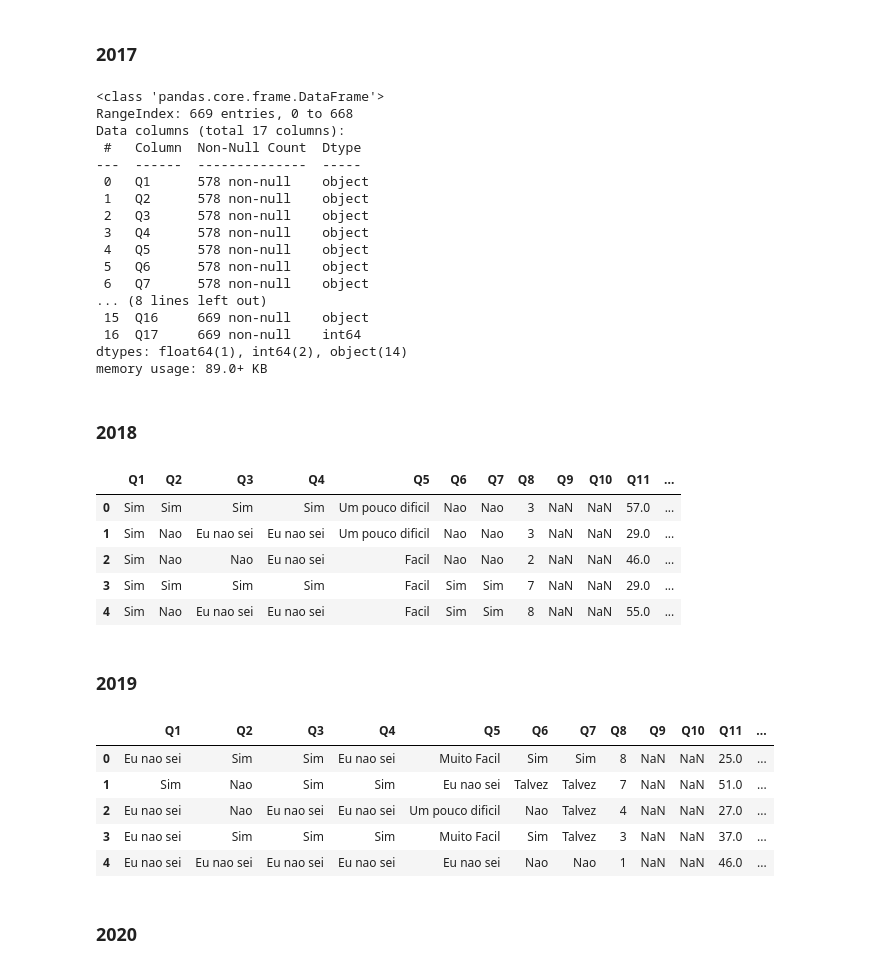
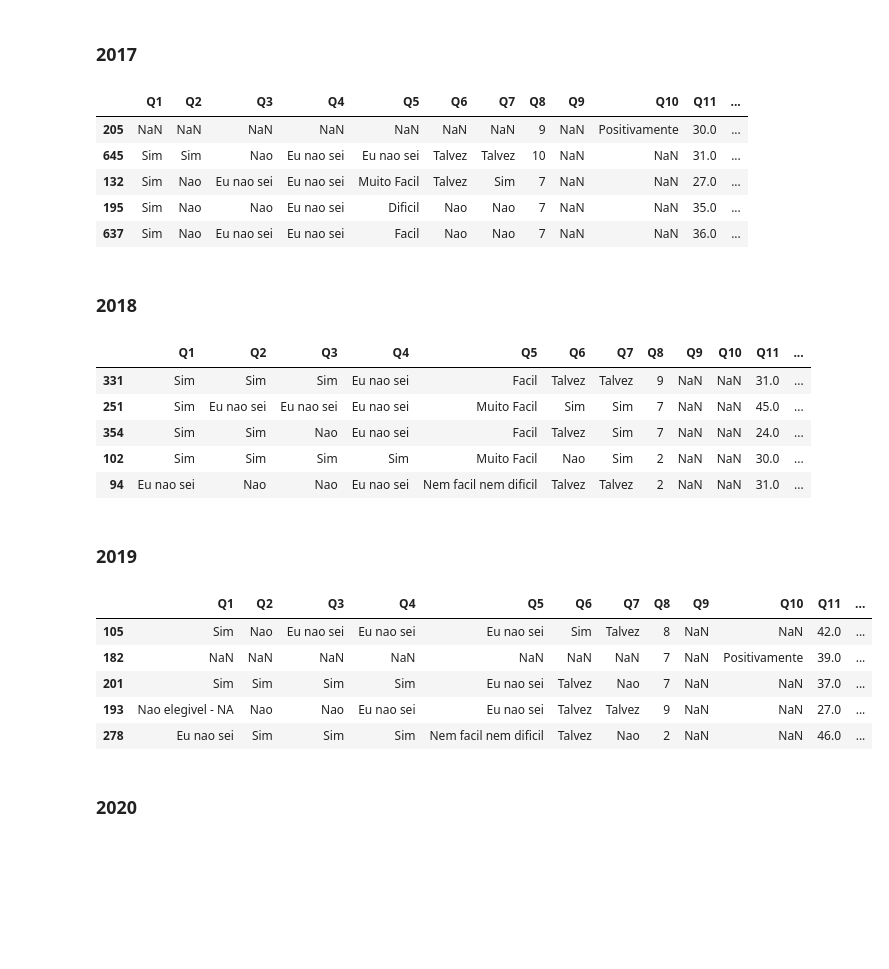
Before and after one commit to SabrinaDantas/projeto_coleta_e_preparacao_pucrs, a Jupyter notebook: projeto_coleta_e_preparacao_fase02.ipynb, the cells around one changed output. Cells and saved outputs as stored; diff of their text form; code cells hidden in the pictures; blank space fills up the shorter version.

```diff
--- a/projeto_coleta_e_preparacao_fase02.ipynb
+++ b/projeto_coleta_e_preparacao_fase02.ipynb
@@ -73,7 +63,7 @@ memory usage: 169.3+ KB
 ### 2017
 # %%
 #Leitura do DataFrame
-df_2017 = pd.read_csv('/content/2017_f.csv')
+df_2017 = pd.read_csv('2017_f.csv')
 
 #Inserindo a coluna ano
 ano_2017 = 2017
@@ -83,32 +73,20 @@ df_2017['Ano'] = ano_2017
 keys_2017 = ['Q{}'.format(i) for i in range(1,18)]
 columns_dic_2017 = pd.Series(df_2017.columns, index=keys_2017)
 df_2017.columns = keys_2017
-df_2017.head()
 
-df_2017.info()
+df_2017.sample(5)
 # %% [output]
-<class 'pandas.core.frame.DataFrame'>
-RangeIndex: 669 entries, 0 to 668
-Data columns (total 17 columns):
- #   Column  Non-Null Count  Dtype
----  ------  --------------  -----
- 0   Q1      578 non-null    object
- 1   Q2      578 non-null    object
- 2   Q3      578 non-null    object
- 3   Q4      578 non-null    object
- 4   Q5      578 non-null    object
- 5   Q6      578 non-null    object
- 6   Q7      578 non-null    object
-... (8 lines left out)
- 15  Q16     669 non-null    object
- 16  Q17     669 non-null    int64
-dtypes: float64(1), int64(2), object(14)
-memory usage: 89.0+ KB
+|  | Q1 | Q2 | Q3 | Q4 | Q5 | Q6 | Q7 | Q8 | Q9 | Q10 | Q11 | ... |
+| 205 | NaN | NaN | NaN | NaN | NaN | NaN | NaN | 9 | NaN | Positivamente | 30.0 | ... |
+| 645 | Sim | Sim | Nao | Eu nao sei | Eu nao sei | Talvez | Talvez | 10 | NaN | NaN | 31.0 | ... |
+| 132 | Sim | Nao | Eu nao sei | Eu nao sei | Muito Facil | Talvez | Sim | 7 | NaN | NaN | 27.0 | ... |
+| 195 | Sim | Nao | Nao | Eu nao sei | Dificil | Nao | Nao | 7 | NaN | NaN | 35.0 | ... |
+| 637 | Sim | Nao | Eu nao sei | Eu nao sei | Facil | Nao | Nao | 7 | NaN | NaN | 36.0 | ... |
 # %% [markdown]
 ### 2018
 # %%
 #Leitura do DataFrame
-df_2018 = pd.read_csv('/content/2018_f.csv')
+df_2018 = pd.read_csv('2018_f.csv')
 
 #Inserindo a coluna ano
 ano_2018 = 2018
@@ -118,36 +96,38 @@ df_2018['Ano'] = ano_2018
 keys_2018 = ['Q{}'.format(i) for i in range(1,18)]
 columns_dic_2018 = pd.Series(df_2018.columns, index=keys_2018)
 df_2018.columns = keys_2018
-df_2018.head()
+
+df_2018.sample(5)
 # %% [output]
 |  | Q1 | Q2 | Q3 | Q4 | Q5 | Q6 | Q7 | Q8 | Q9 | Q10 | Q11 | ... |
-| 0 | Sim | Sim | Sim | Sim | Um pouco dificil | Nao | Nao | 3 | NaN | NaN | 57.0 | ... |
-| 1 | Sim | Nao | Eu nao sei | Eu nao sei | Um pouco dificil | Nao | Nao | 3 | NaN | NaN | 29.0 | ... |
-| 2 | Sim | Nao | Nao | Eu nao sei | Facil | Nao | Nao | 2 | NaN | NaN | 46.0 | ... |
-| 3 | Sim | Sim | Sim | Sim | Facil | Sim | Sim | 7 | NaN | NaN | 29.0 | ... |
-| 4 | Sim | Nao | Eu nao sei | Eu nao sei | Facil | Sim | Sim | 8 | NaN | NaN | 55.0 | ... |
+| 331 | Sim | Sim | Sim | Eu nao sei | Facil | Talvez | Talvez | 9 | NaN | NaN | 31.0 | ... |
+| 251 | Sim | Eu nao sei | Eu nao sei | Eu nao sei | Muito Facil | Sim | Sim | 7 | NaN | NaN | 45.0 | ... |
+| 354 | Sim | Sim | Nao | Eu nao sei | Facil | Talvez | Sim | 7 | NaN | NaN | 24.0 | ... |
+| 102 | Sim | Sim | Sim | Sim | Muito Facil | Nao | Sim | 2 | NaN | NaN | 30.0 | ... |
+| 94 | Eu nao sei | Nao | Nao | Eu nao sei | Nem facil nem dificil | Talvez | Talvez | 2 | NaN | NaN | 31.0 | ... |
 # %% [markdown]
 ### 2019
 # %%
 #Leitura do DataFrame
-df_2019 = pd.read_csv('/content/2019_f.csv')
+df_2019 = pd.read_csv('2019_f.csv')
 
 #Inserindo a coluna ano
 ano_2019 = 2019
 df_2019['Ano'] = ano_2019
 
 #Renomeando as colunas para chaves
 keys_2019 = ['Q{}'.format(i) for i in range(1,18)]
 columns_dic_2019 = pd.Series(df_2019.columns, index=keys_2019)
 df_2019.columns = keys_2019
-df_2019.head()
+
+df_2019.sample(5)
 # %% [output]
 |  | Q1 | Q2 | Q3 | Q4 | Q5 | Q6 | Q7 | Q8 | Q9 | Q10 | Q11 | ... |
-| 0 | Eu nao sei | Sim | Sim | Eu nao sei | Muito Facil | Sim | Sim | 8 | NaN | NaN | 25.0 | ... |
-| 1 | Sim | Nao | Sim | Sim | Eu nao sei | Talvez | Talvez | 7 | NaN | NaN | 51.0 | ... |
-| 2 | Eu nao sei | Nao | Eu nao sei | Eu nao sei | Um pouco dificil | Nao | Talvez | 4 | NaN | NaN | 27.0 | ... |
-| 3 | Eu nao sei | Sim | Sim | Sim | Muito Facil | Sim | Talvez | 3 | NaN | NaN | 37.0 | ... |
-| 4 | Eu nao sei | Eu nao sei | Eu nao sei | Eu nao sei | Eu nao sei | Nao | Nao | 1 | NaN | NaN | 46.0 | ... |
+| 105 | Sim | Nao | Eu nao sei | Eu nao sei | Eu nao sei | Sim | Talvez | 8 | NaN | NaN | 42.0 | ... |
+| 182 | NaN | NaN | NaN | NaN | NaN | NaN | NaN | 7 | NaN | Positivamente | 39.0 | ... |
+| 201 | Sim | Sim | Sim | Sim | Eu nao sei | Talvez | Nao | 7 | NaN | NaN | 37.0 | ... |
+| 193 | Nao elegivel - NA | Nao | Nao | Eu nao sei | Eu nao sei | Talvez | Talvez | 9 | NaN | NaN | 27.0 | ... |
+| 278 | Eu nao sei | Sim | Sim | Sim | Nem facil nem dificil | Talvez | Nao | 2 | NaN | NaN | 46.0 | ... |
 # %% [markdown]
 ### 2020
 # %%
```
Also changed, not shown: parts of 121 cells of this notebook.
